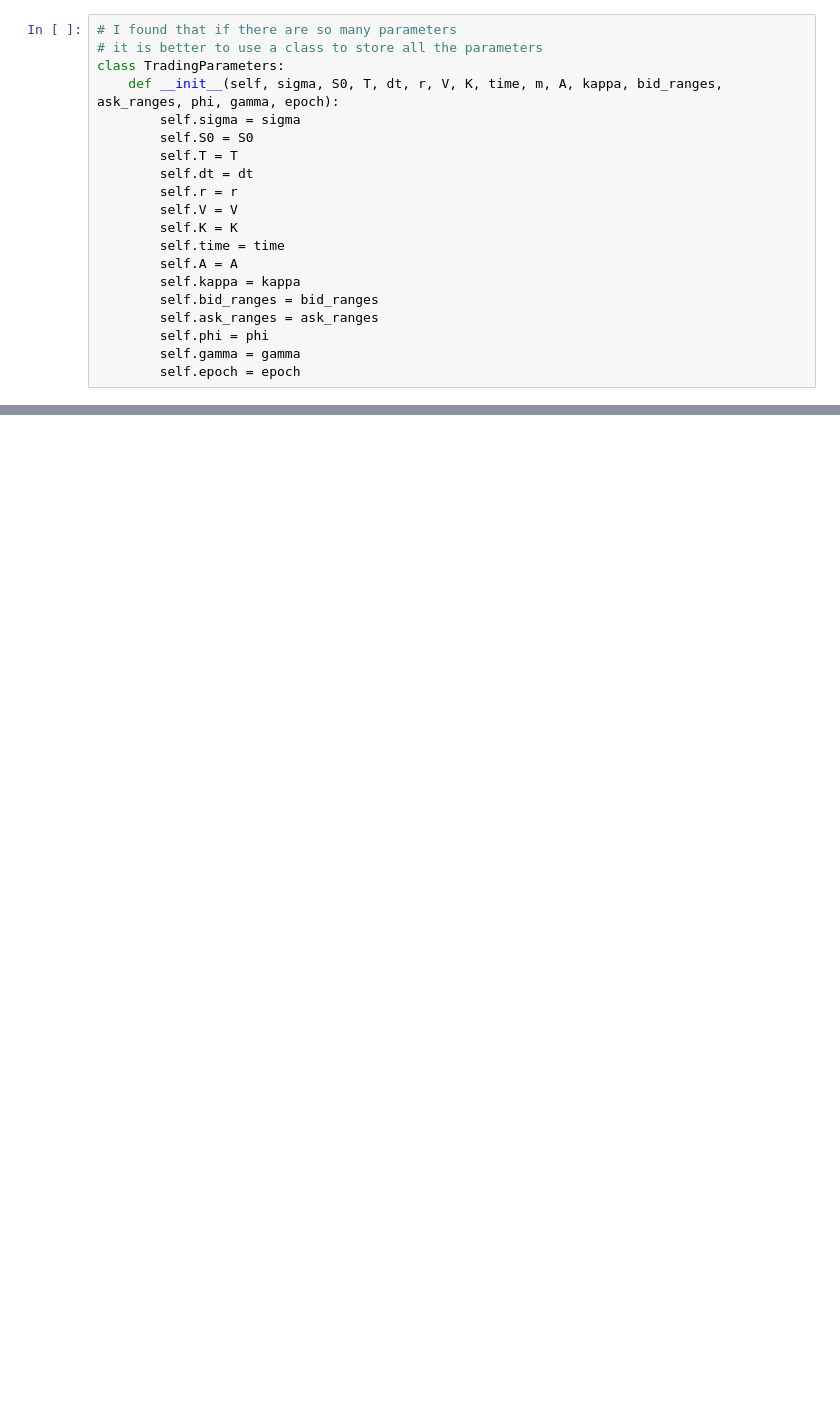
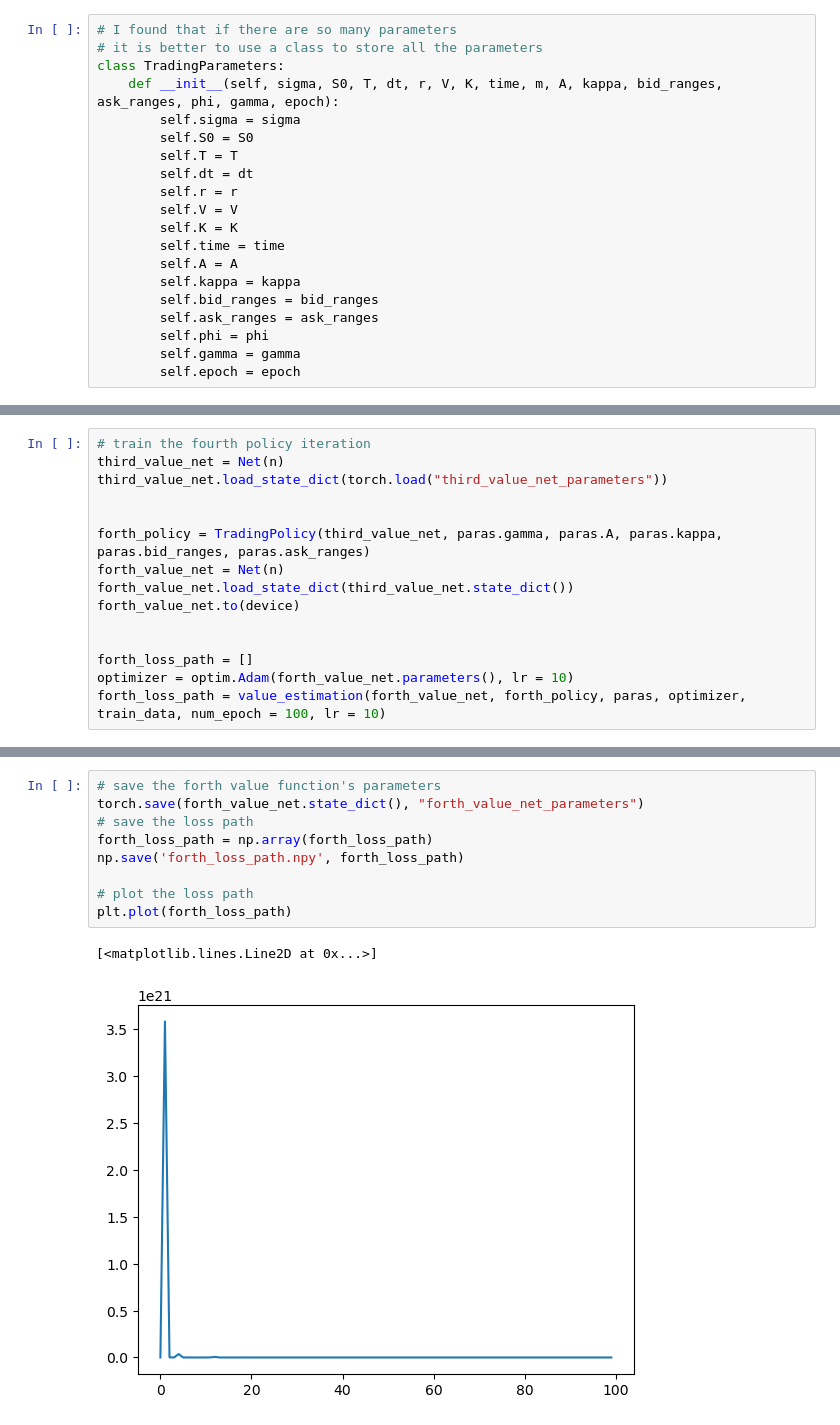
Before and after one commit to Zhou-spec/Option_Market_Making, a Jupyter notebook: 2024_file/test.ipynb, the cells around one changed output, grey strips where cells are left out. Drawn from its saved outputs; the diff is of its cells as text; blank space fills up the shorter version.

```diff
--- a/2024_file/test.ipynb
+++ b/2024_file/test.ipynb
@@ -110,0 +283,15 @@ loss:  48580444.0
+# %%
+# train the fourth policy iteration
+third_value_net = Net(n)
+third_value_net.load_state_dict(torch.load("third_value_net_parameters"))
+
+
+forth_policy = TradingPolicy(third_value_net, paras.gamma, paras.A, paras.kappa, paras.bid_ranges, paras.ask_ranges)
+forth_value_net = Net(n)
+forth_value_net.load_state_dict(third_value_net.state_dict())
+forth_value_net.to(device)
+
+
+forth_loss_path = []
+optimizer = optim.Adam(forth_value_net.parameters(), lr = 10)
+forth_loss_path = value_estimation(forth_value_net, forth_policy, paras, optimizer, train_data, num_epoch = 100, lr = 10)
@@ -110,0 +316,12 @@ loss:  48580444.0
+# %%
+# save the forth value function's parameters
+torch.save(forth_value_net.state_dict(), "forth_value_net_parameters")
+# save the loss path
+forth_loss_path = np.array(forth_loss_path)
+np.save('forth_loss_path.npy', forth_loss_path)
+
+# plot the loss path
+plt.plot(forth_loss_path)
+# %% [output]
+[<matplotlib.lines.Line2D at 0x...>]
+[figure, added]
```
Also changed, not shown: parts of 18 cells of this notebook, 25 other files.
